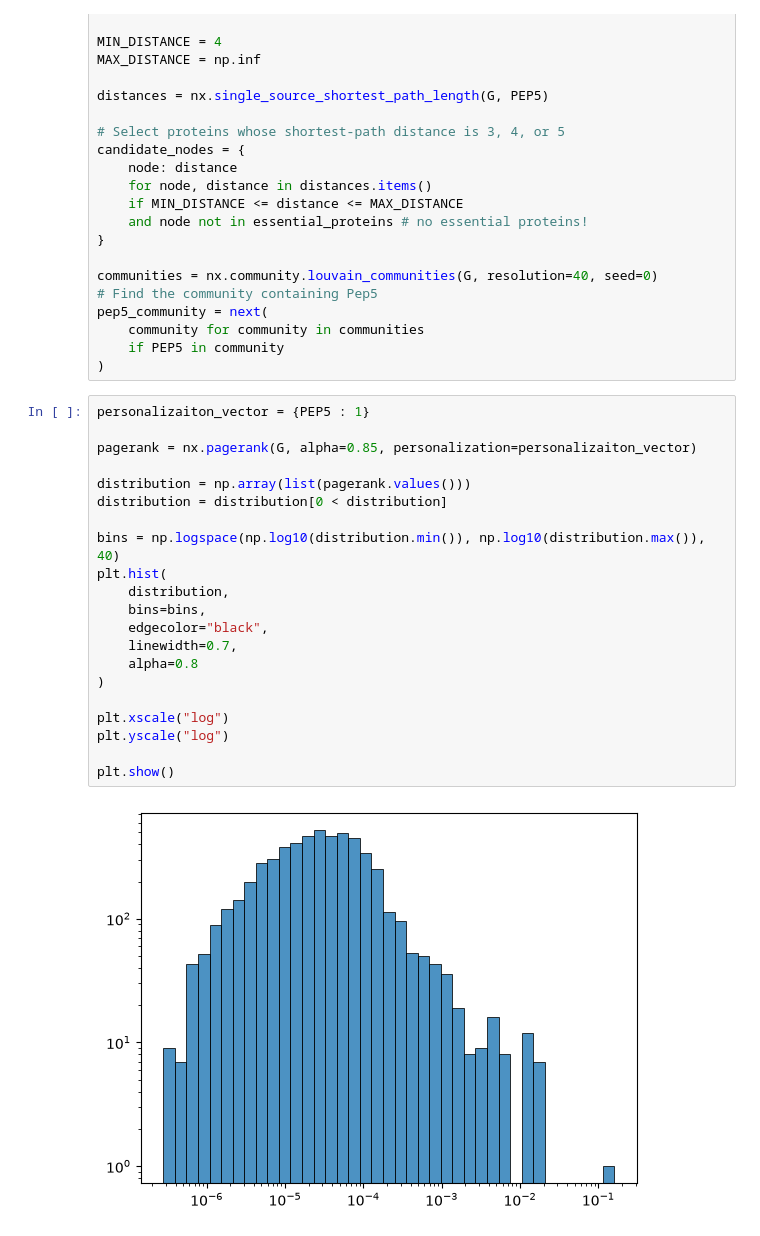
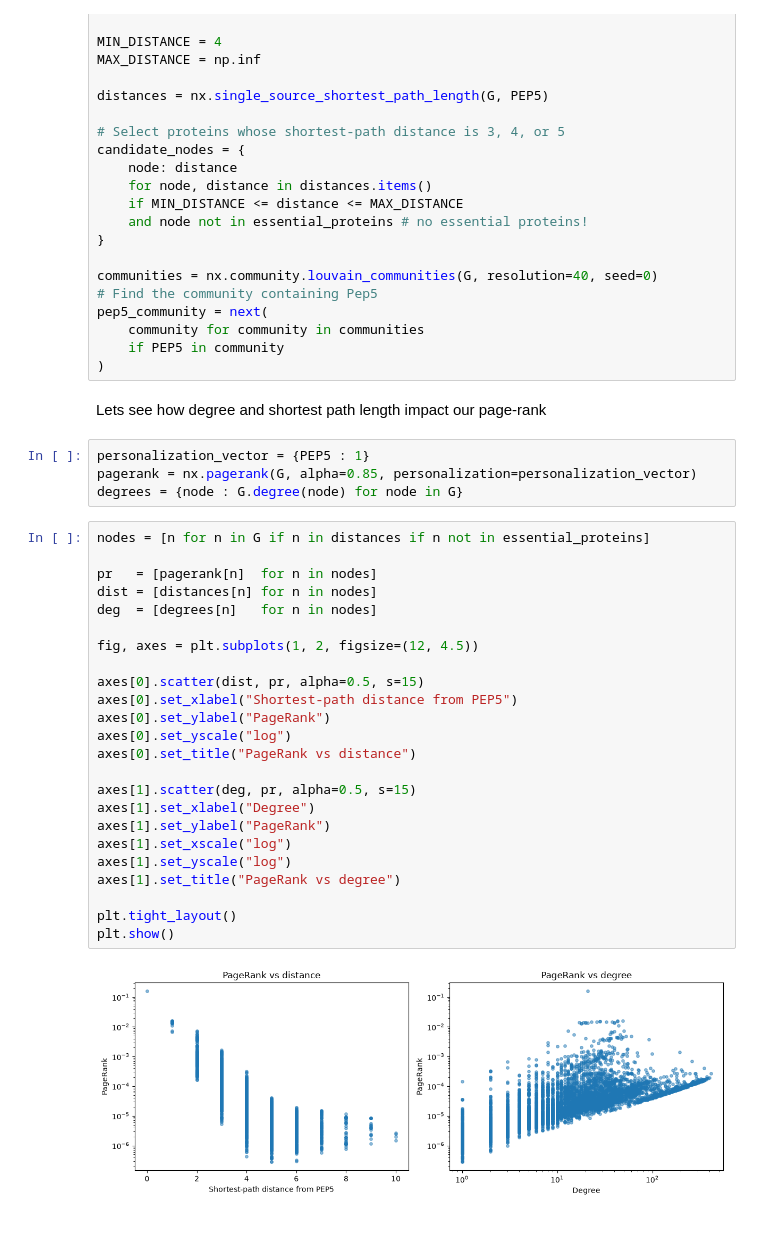
Before and after one commit to orlando2130/Math-3888-group-E, a Jupyter notebook: wk10/page_rank_testing.ipynb, the cells around one changed output. Drawn from its saved outputs; the diff is of its cells as text.

```diff
--- a/wk10/page_rank_testing.ipynb
+++ b/wk10/page_rank_testing.ipynb
@@ -43,26 +44,35 @@ pep5_community = next(
     community for community in communities
     if PEP5 in community
 )
-# %%
-personalizaiton_vector = {PEP5 : 1}
-
-pagerank = nx.pagerank(G, alpha=0.85, personalization=personalizaiton_vector)
-
-distribution = np.array(list(pagerank.values()))
-distribution = distribution[0 < distribution]
-
-bins = np.logspace(np.log10(distribution.min()), np.log10(distribution.max()), 40)
-plt.hist(
-    distribution,
-    bins=bins,
-    edgecolor="black",
-    linewidth=0.7,
-    alpha=0.8
-)
-
-plt.xscale("log")
-plt.yscale("log")
-
-plt.show()
-# %% [output]
-[figure, removed]
+# %% [markdown]
+Lets see how degree and shortest path length impact our page-rank
+# %%
+personalization_vector = {PEP5 : 1}
+pagerank = nx.pagerank(G, alpha=0.85, personalization=personalization_vector)
+degrees = {node : G.degree(node) for node in G}
+# %%
+nodes = [n for n in G if n in distances if n not in essential_proteins]
+
+pr   = [pagerank[n]  for n in nodes]
+dist = [distances[n] for n in nodes]
+deg  = [degrees[n]   for n in nodes]
+
+fig, axes = plt.subplots(1, 2, figsize=(12, 4.5))
+
+axes[0].scatter(dist, pr, alpha=0.5, s=15)
+axes[0].set_xlabel("Shortest-path distance from PEP5")
+axes[0].set_ylabel("PageRank")
+axes[0].set_yscale("log")
+axes[0].set_title("PageRank vs distance")
+
+axes[1].scatter(deg, pr, alpha=0.5, s=15)
+axes[1].set_xlabel("Degree")
+axes[1].set_ylabel("PageRank")
+axes[1].set_xscale("log")
+axes[1].set_yscale("log")
+axes[1].set_title("PageRank vs degree")
+
+plt.tight_layout()
+plt.show()
+# %% [output]
+[figure, added]
```
Also changed, not shown: parts of 17 cells of this notebook, 12 other files.
